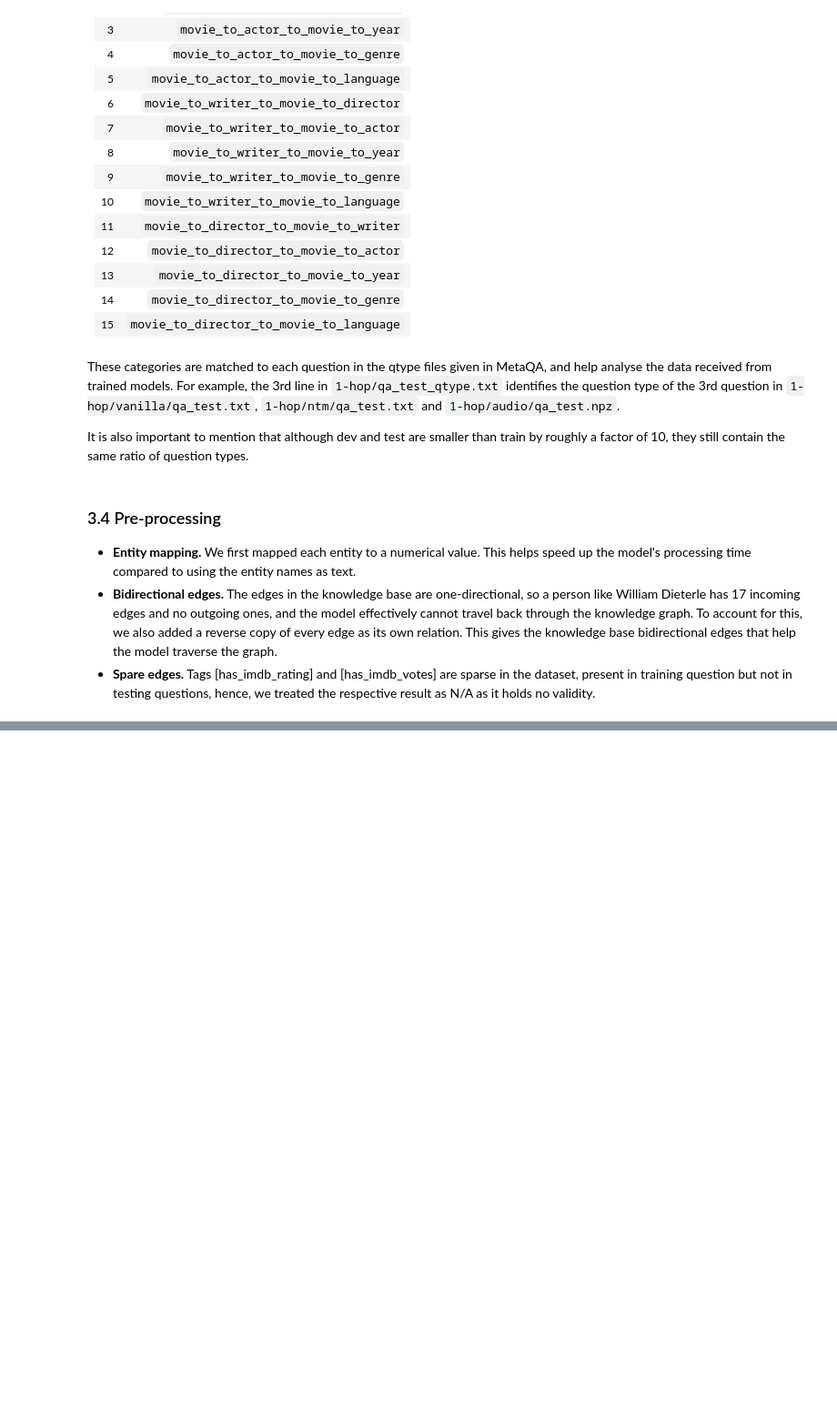
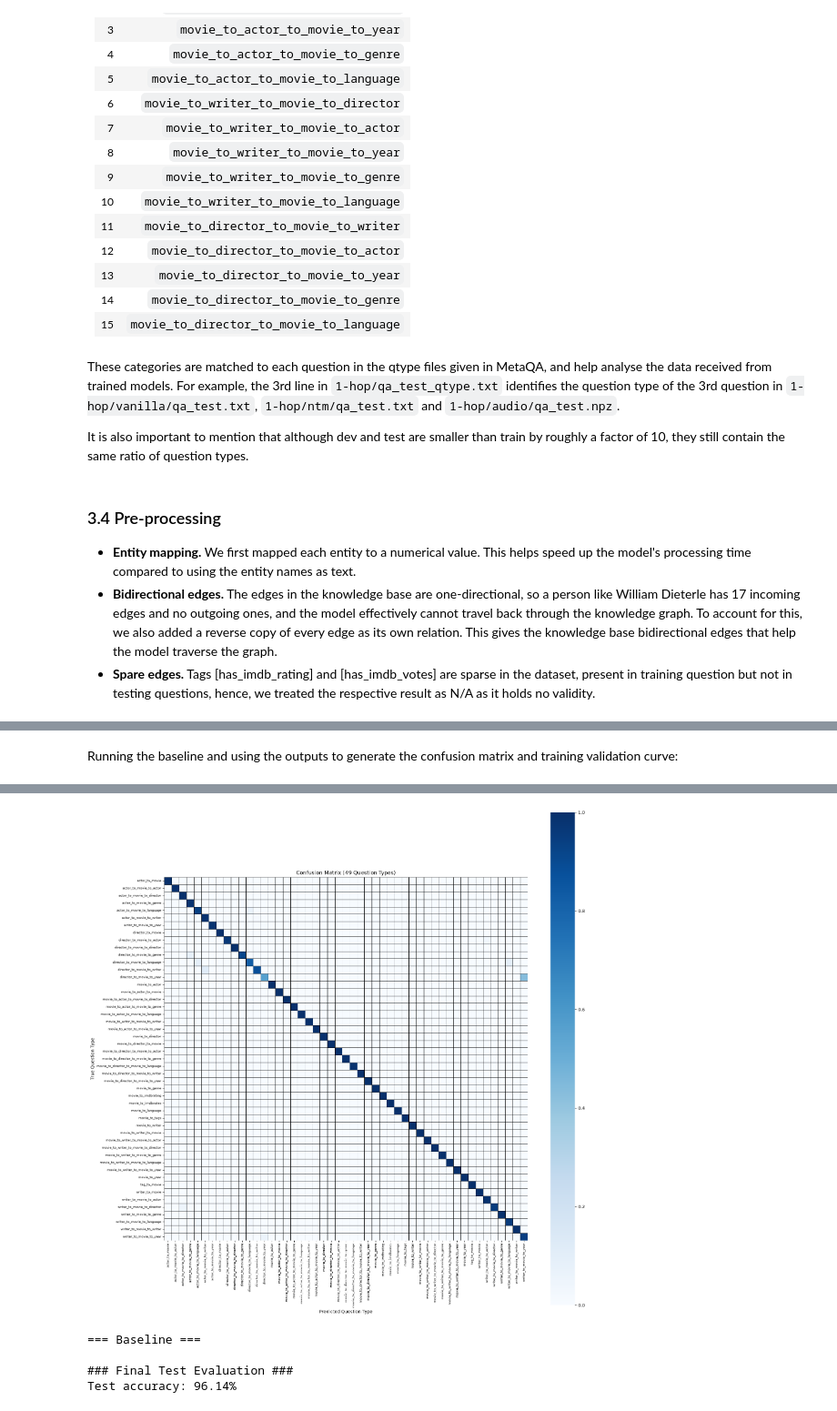
Before and after one commit to ltangg2/comp9444, a Jupyter notebook: jupyter notebook.ipynb, the cells around one changed output, grey strips where cells are left out. Shown at 91% size. Cells and saved outputs as stored; diff of their text form; code cells hidden in the pictures; blank space fills up the shorter version.

Commit message:
update: added baseline model justification

```diff
--- a/jupyter notebook.ipynb
+++ b/jupyter notebook.ipynb
@@ -147,0 +180,17 @@ It is also important to mention that although dev and test are smaller than trai
+# %%
+from collections import defaultdict
+import re
+import numpy as np
+import matplotlib.pyplot as plt
+import base64
+import seaborn as sns
+import pandas as pd
+
+from sklearn.feature_extraction.text import TfidfVectorizer
+from sklearn.linear_model import LogisticRegression
+from sklearn.metrics import accuracy_score, classification_report
+from sklearn.metrics import confusion_matrix
+
+QS = 0
+TYPES = 1
+ANS = 2
@@ -147,0 +609,2 @@ It is also important to mention that although dev and test are smaller than trai
+# %% [markdown]
+Running the baseline and using the outputs to generate the confusion matrix and training validation curve:
@@ -147,0 +706,52 @@ It is also important to mention that although dev and test are smaller than trai
+# %%
+print("\n=== Preprocessing ===")
+preprocess = Preprocess()
+print("Start preprocessing...")
+preprocess.preprocess()
+print("Preprocessing completed.")
+
+graph = preprocess.get_graph()
+data = {
+    "train": preprocess.get_data("train"),
+    "dev": preprocess.get_data("dev"),
+    "test": preprocess.get_data("test")
+}
+
+print("\n=== Question Classifier ===")
+question_classifier = Question_Classifer()
+print("Start question classifier training...")
+question_classifier.train(data["train"][QS], data["train"][TYPES])
+print("Question classifier training completed.")
+
+predictions = []
+for split in ["dev", "test"]:
+    accuracy, report, pred = question_classifier.evaluate(
+        data[split][QS],
+        data[split][TYPES]
+    )
+
+    if split == "dev":
+        predictions = pred
+
+    print(f"Classification accuracy for {split} data: {accuracy:.2%}")
+    print(report)
+
+print("\n=== Confusion Matrix ===")
+plot_confusion_matrix(data["dev"][TYPES], predictions)
+
+print("\n=== Baseline ===")
+baseline = Baseline(graph, question_classifier)
+
+plot_training_validation_curve(
+    graph,
+    data["train"][QS],
+    data["train"][TYPES],
+    data["train"][ANS],
+    data["dev"][QS],
+    data["dev"][ANS]
+)
+
+print("\n### Final Test Evaluation ###")
+accuracy = baseline.evaluate(data["test"][QS], data["test"][ANS])
+print(f"Test accuracy: {accuracy:.2%}")
+# %% [output]
@@ -147,0 +775,5 @@ It is also important to mention that although dev and test are smaller than trai
+[figure, added]
+=== Baseline ===
+
+### Final Test Evaluation ###
+Test accuracy: 96.14%
```
Also changed, not shown: parts of 10 cells of this notebook, 1 other file.
